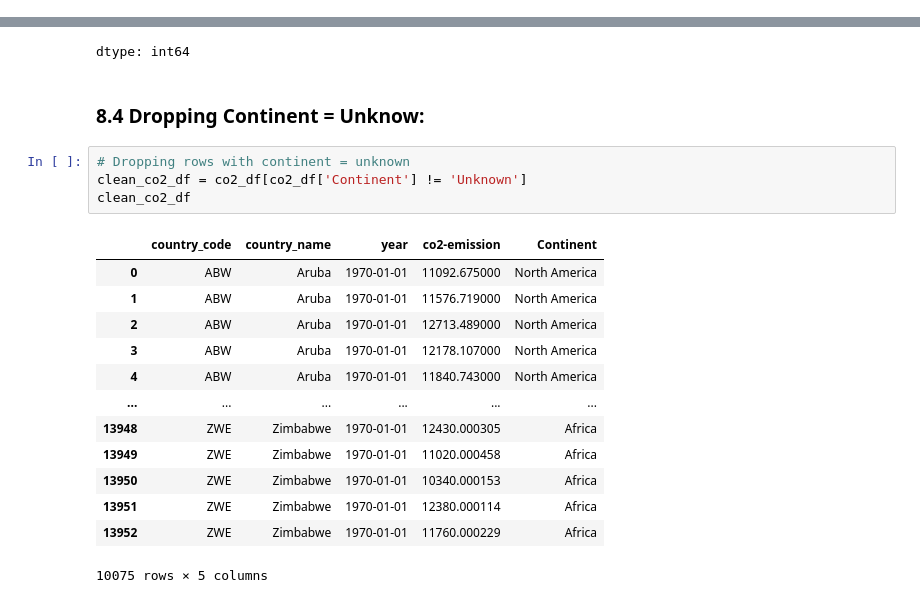
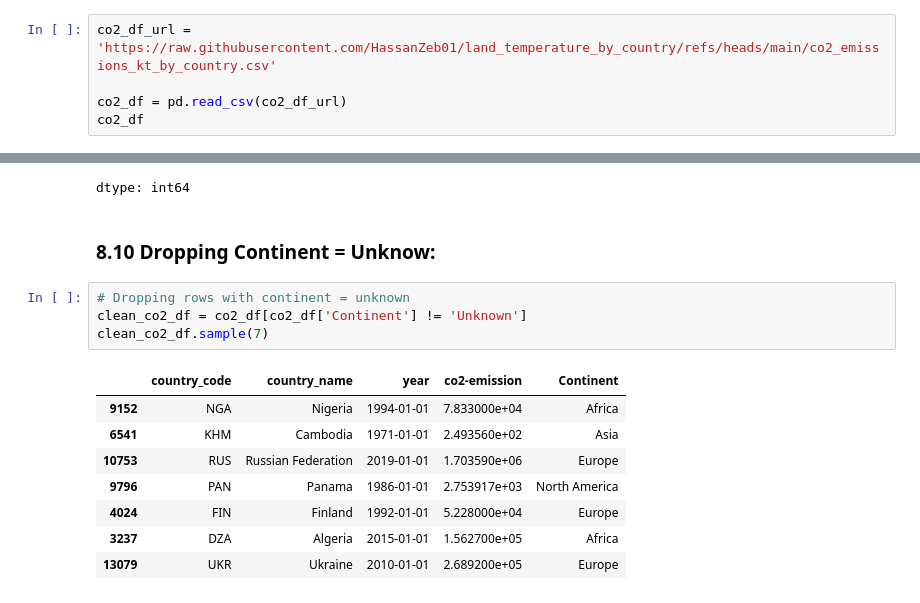
Before and after one commit to HassanZeb01/land_temperature_by_country, a Jupyter notebook: climate_temperature.ipynb, the cells around one changed output, grey strips where cells are left out. Saved outputs shown, nothing was run; the diff lists cells and outputs as text.

```diff
--- a/climate_temperature.ipynb
+++ b/climate_temperature.ipynb
@@ -958,0 +906,5 @@ co2_df.shape
+# %%
+co2_df_url = 'https://raw.githubusercontent.com/HassanZeb01/land_temperature_by_country/refs/heads/main/co2_emissions_kt_by_country.csv'
+
+co2_df = pd.read_csv(co2_df_url)
+co2_df
@@ -1087,22 +1099,17 @@ co2_df['Continent'].value_counts()
 | South America | 660 |
 dtype: int64
 # %% [markdown]
-### **8.4 Dropping Continent = Unknow:**
+### **8.10 Dropping Continent = Unknow:**
 # %%
 # Dropping rows with continent = unknown
 clean_co2_df = co2_df[co2_df['Continent'] != 'Unknown']
-clean_co2_df
+clean_co2_df.sample(7)
 # %% [output]
 |  | country_code | country_name | year | co2-emission | Continent |
-| 0 | ABW | Aruba | 1970-01-01 | 11092.675000 | North America |
-| 1 | ABW | Aruba | 1970-01-01 | 11576.719000 | North America |
-| 2 | ABW | Aruba | 1970-01-01 | 12713.489000 | North America |
-| 3 | ABW | Aruba | 1970-01-01 | 12178.107000 | North America |
-| 4 | ABW | Aruba | 1970-01-01 | 11840.743000 | North America |
-| ... | ... | ... | ... | ... | ... |
-| 13948 | ZWE | Zimbabwe | 1970-01-01 | 12430.000305 | Africa |
-| 13949 | ZWE | Zimbabwe | 1970-01-01 | 11020.000458 | Africa |
-| 13950 | ZWE | Zimbabwe | 1970-01-01 | 10340.000153 | Africa |
-| 13951 | ZWE | Zimbabwe | 1970-01-01 | 12380.000114 | Africa |
-| 13952 | ZWE | Zimbabwe | 1970-01-01 | 11760.000229 | Africa |
+| 9152 | NGA | Nigeria | 1994-01-01 | 7.833000e+04 | Africa |
+| 6541 | KHM | Cambodia | 1971-01-01 | 2.493560e+02 | Asia |
+| 10753 | RUS | Russian Federation | 2019-01-01 | 1.703590e+06 | Europe |
+| 9796 | PAN | Panama | 1986-01-01 | 2.753917e+03 | North America |
+| 4024 | FIN | Finland | 1992-01-01 | 5.228000e+04 | Europe |
+| 3237 | DZA | Algeria | 2015-01-01 | 1.562700e+05 | Africa |
+| 13079 | UKR | Ukraine | 2010-01-01 | 2.689200e+05 | Europe |
-10075 rows × 5 columns
```
Also changed, not shown: parts of 43 cells of this notebook.
